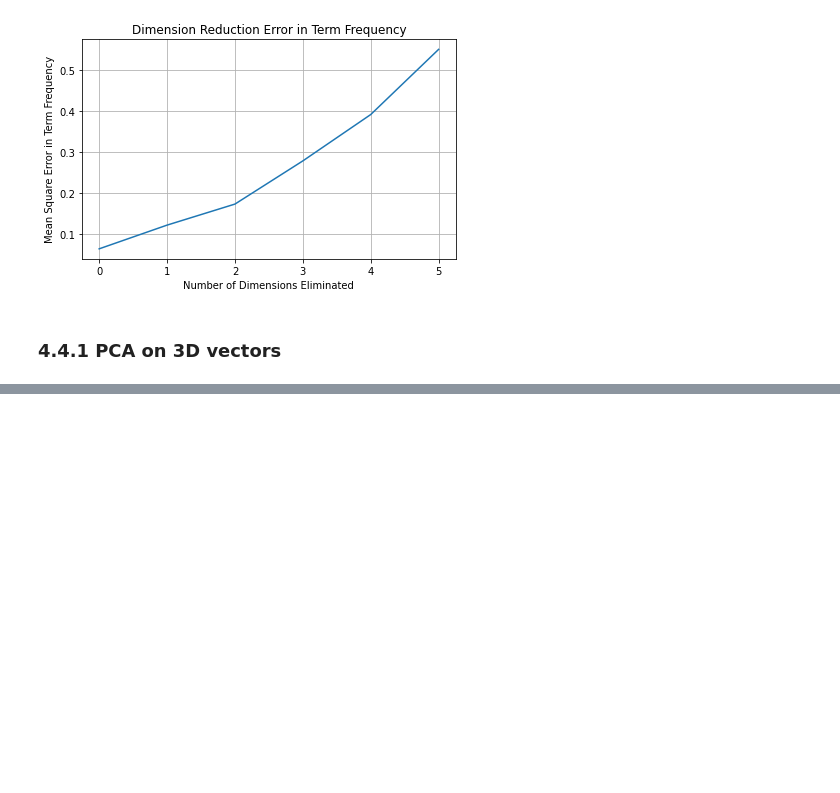
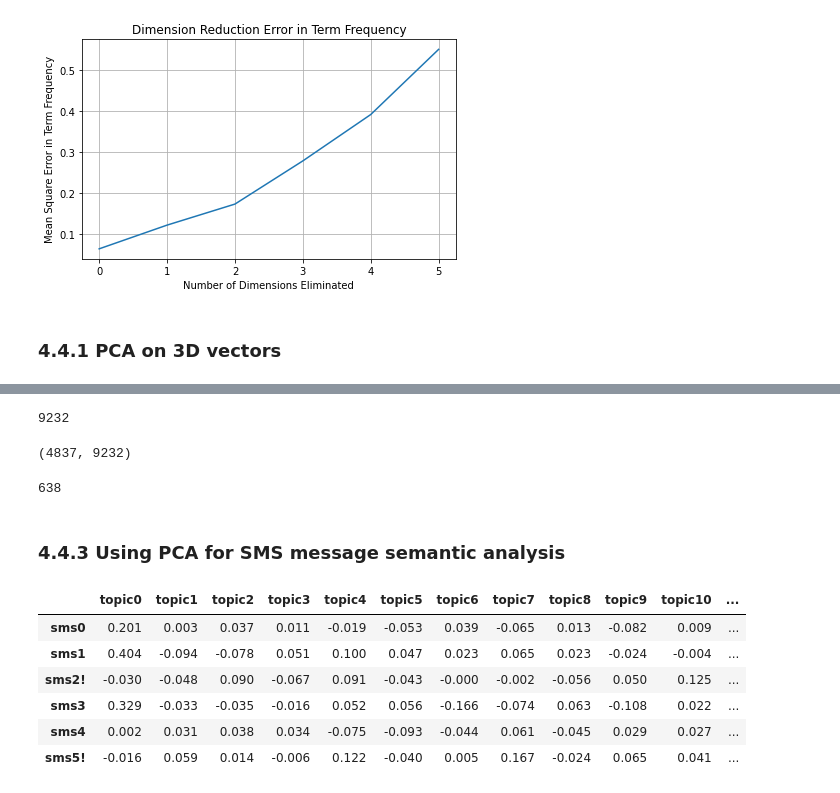
Before and after one commit to deacona/nlpia, a Jupyter notebook: src/nlpia/book/examples/ch04_examples.ipynb, the cells around one changed output, grey strips where cells are left out. Drawn from its saved outputs; the diff is of its cells as text; code cells hidden in the pictures; blank space fills up the shorter version.

```diff
--- a/src/nlpia/book/examples/ch04_examples.ipynb
+++ b/src/nlpia/book/examples/ch04_examples.ipynb
@@ -262,0 +279,6 @@ print(err)
+# %%
+index = ['sms{}{}'.format(i, '!' * j) for (i, j) in
+         zip(range(len(sms)), sms.spam)]  # <2>
+
+sms.index = index
+sms.head(6)
@@ -262,0 +293,39 @@ print(err)
+# %%
+from sklearn.feature_extraction.text import CountVectorizer
+from nltk.tokenize import casual_tokenize
+
+tfidf_model = TfidfVectorizer(tokenizer=casual_tokenize)
+tfidf_docs = tfidf_model.fit_transform(raw_documents=sms.text).toarray()
+
+len(tfidf_model.vocabulary_)
+# %% [output]
+9232
+# %%
+tfidf_docs.shape
+# %% [output]
+(4837, 9232)
+# %%
+sms.spam.sum()
+# %% [output]
+638
+# %% [markdown]
+### 4.4.3 Using PCA for SMS message semantic analysis
+# %%
+from sklearn.decomposition import PCA
+
+pca = PCA(n_components=16)
+pca = pca.fit(tfidf_docs)
+pca_topic_vectors = pca.transform(tfidf_docs)
+
+columns = ['topic{}'.format(i) for i in range(pca.n_components)]
+
+pca_topic_vectors = pd.DataFrame(pca_topic_vectors, columns=columns, index=index)
+pca_topic_vectors.round(3).head(6)
+# %% [output]
+|  | topic0 | topic1 | topic2 | topic3 | topic4 | topic5 | topic6 | topic7 | topic8 | topic9 | topic10 | ... |
+| sms0 | 0.201 | 0.003 | 0.037 | 0.011 | -0.019 | -0.053 | 0.039 | -0.065 | 0.013 | -0.082 | 0.009 | ... |
+| sms1 | 0.404 | -0.094 | -0.078 | 0.051 | 0.100 | 0.047 | 0.023 | 0.065 | 0.023 | -0.024 | -0.004 | ... |
+| sms2! | -0.030 | -0.048 | 0.090 | -0.067 | 0.091 | -0.043 | -0.000 | -0.002 | -0.056 | 0.050 | 0.125 | ... |
+| sms3 | 0.329 | -0.033 | -0.035 | -0.016 | 0.052 | 0.056 | -0.166 | -0.074 | 0.063 | -0.108 | 0.022 | ... |
+| sms4 | 0.002 | 0.031 | 0.038 | 0.034 | -0.075 | -0.093 | -0.044 | 0.061 | -0.045 | 0.029 | 0.027 | ... |
+| sms5! | -0.016 | 0.059 | 0.014 | -0.006 | 0.122 | -0.040 | 0.005 | 0.167 | -0.024 | 0.065 | 0.041 | ... |
```
Also changed, not shown: parts of 15 cells of this notebook.
